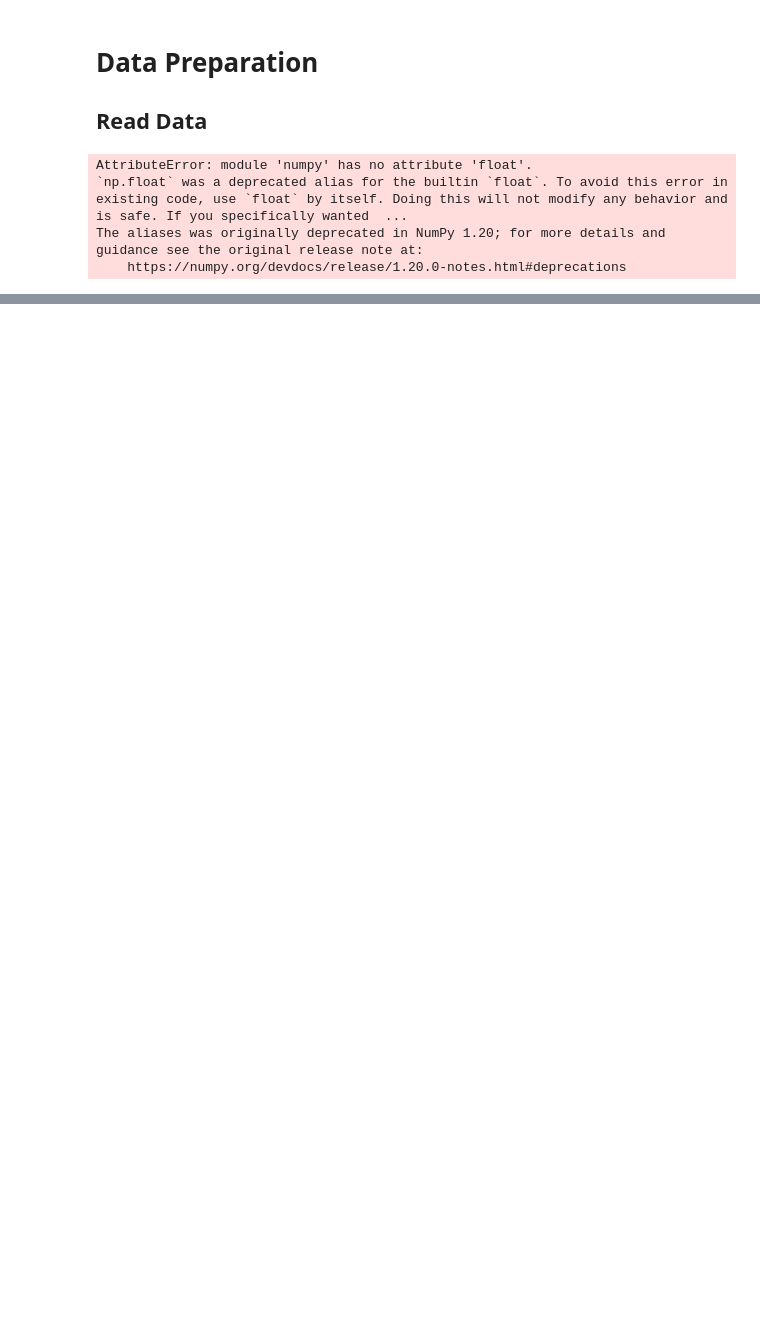
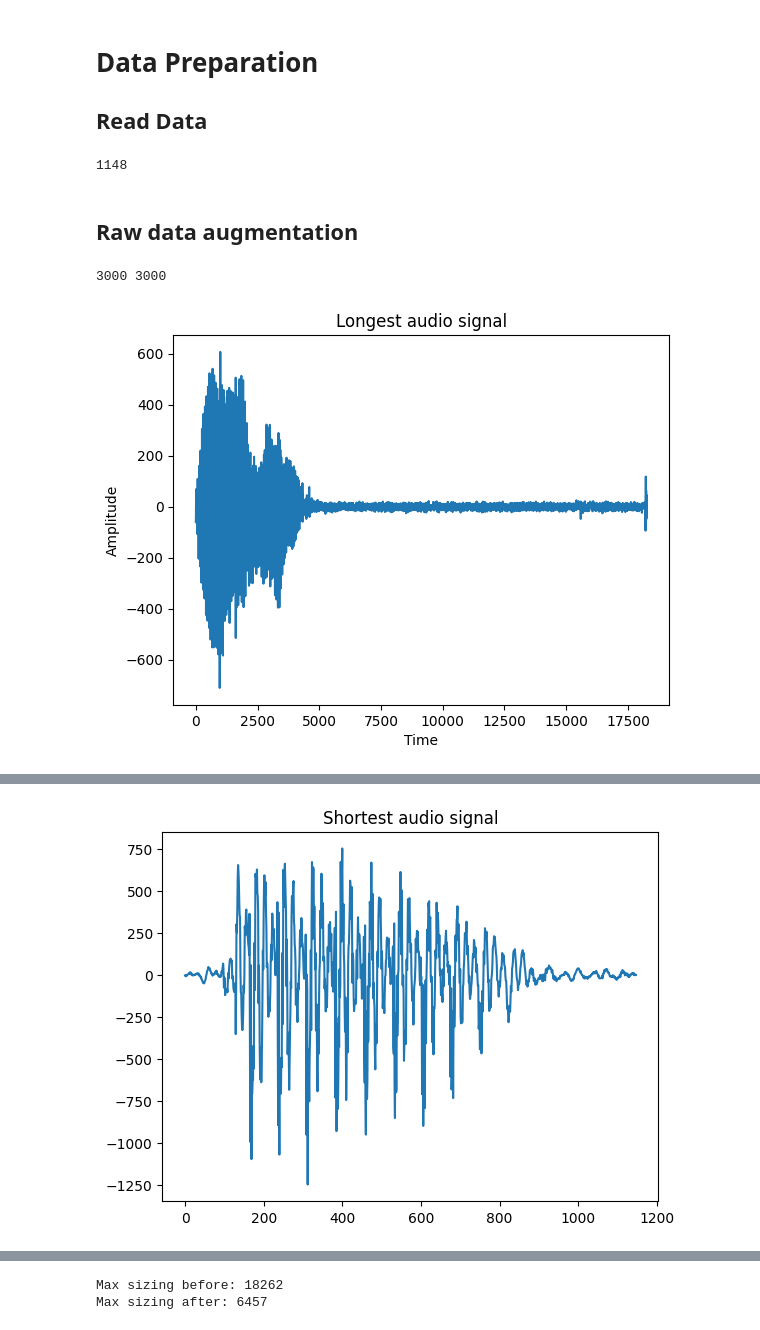
Before and after one commit to LeikRad/TAA_Projects, a Jupyter notebook: project_2/Data.ipynb, the cells around one changed output, grey strips where cells are left out. Saved outputs shown, nothing was run; the diff lists cells and outputs as text; code cells hidden in the pictures; blank space fills up the shorter version.

Commit message:
Reading data

```diff
--- a/project_2/Data.ipynb
+++ b/project_2/Data.ipynb
@@ -50,7 +243,7 @@ for file in ds_files:
     #if trimmed_data.shape[0] == 1:
     #    print(file)
     #    display(ipd.Audio( data , rate=8000 ))
-    X.append(data.astype(np.float))
+    X.append(data.astype(float))
     y.append(label)
 
 
@@ -59,7 +252,68 @@ for x in X:
     min_size = min(min_size, x.shape[0])
 print(min_size)
 # %% [output]
-AttributeError: module 'numpy' has no attribute 'float'.
-`np.float` was a deprecated alias for the builtin `float`. To avoid this error in existing code, use `float` by itself. Doing this will not modify any behavior and is safe. If you specifically wanted  ...
-The aliases was originally deprecated in NumPy 1.20; for more details and guidance see the original release note at:
-    https://numpy.org/devdocs/release/1.20.0-notes.html#deprecations
+1148
+# %% [markdown]
+## Raw data augmentation
+# %%
+%%capture --no-stdout --no-display
+
+inv_longest_audio = - (len(X) - np.argmax([len(x) for x in X]))
+
+# X, y = data_augmentation(X, y, noise=False, pitch=False, time_stretch=True)
+
+print(len(X), len(y))
+# %% [output]
+3000 3000
+# %%
+longest_audio = np.argmax([len(x) for x in X])
+plt.plot(X[longest_audio])
+plt.title("Longest audio signal")
+plt.xlabel("Time")
+plt.ylabel("Amplitude")
+plt.show()
+
+display(ipd.Audio(X[longest_audio], rate=rate))
+
+shortest_audio = np.argmin([len(x) for x in X])
+plt.plot(X[shortest_audio])
+plt.title("Shortest audio signal")
+plt.show()
+
+display(ipd.Audio(X[shortest_audio], rate=rate))
+
+
+max_size = 0
+for x in X:
+    max_size = max(max_size, x.shape[0])
+
+print('Max sizing before:', max_size)
+
+# trim silence
+X = [ remove_silence(x) for x in X ]
+
+
+# add padding to max size
+max_size = 0
+for x in X:
+    max_size = max(max_size, x.shape[0])
+
+print('Max sizing after:', max_size)
+
+X = [ np.pad(x, (0, max_size - x.shape[0])) for x in X ]
+
+plt.plot(X[longest_audio])
+plt.title("Longest audio signal after trimming and padding")
+plt.xlabel("Time")
+plt.ylabel("Amplitude")
+plt.show()
+
+display(ipd.Audio(X[longest_audio], rate=rate))
+
+plt.plot(X[shortest_audio])
+plt.title("Shortest audio signal after trimming and padding")
+plt.show()
+
+display(ipd.Audio(X[shortest_audio], rate=rate))
+# %% [output]
+[figure, added]
@@ -65,0 +321 @@ The aliases was originally deprecated in NumPy 1.20; for more details and guidan
+[figure, added]
@@ -65,0 +323,2 @@ The aliases was originally deprecated in NumPy 1.20; for more details and guidan
+Max sizing before: 18262
+Max sizing after: 6457
```
Also changed, not shown: parts of 4 cells of this notebook.
